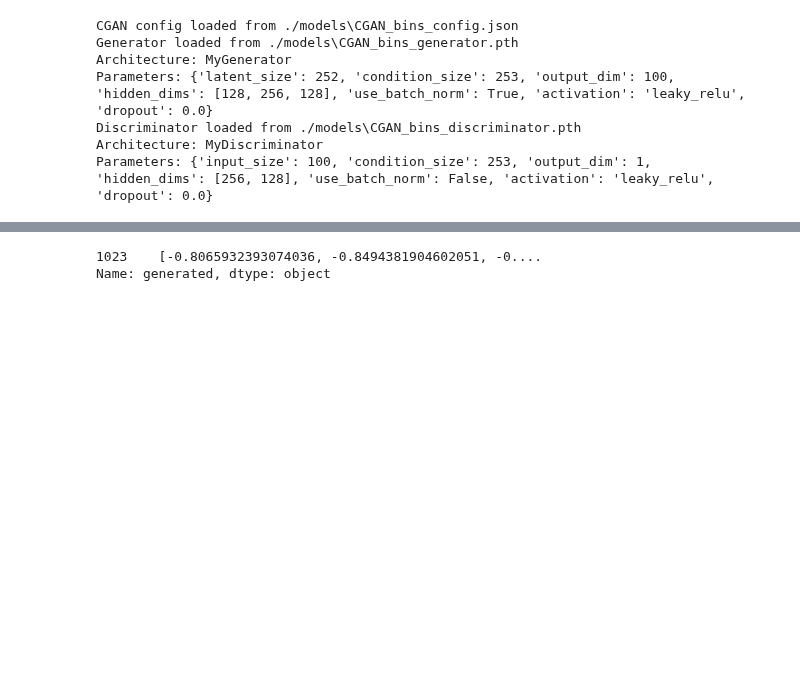
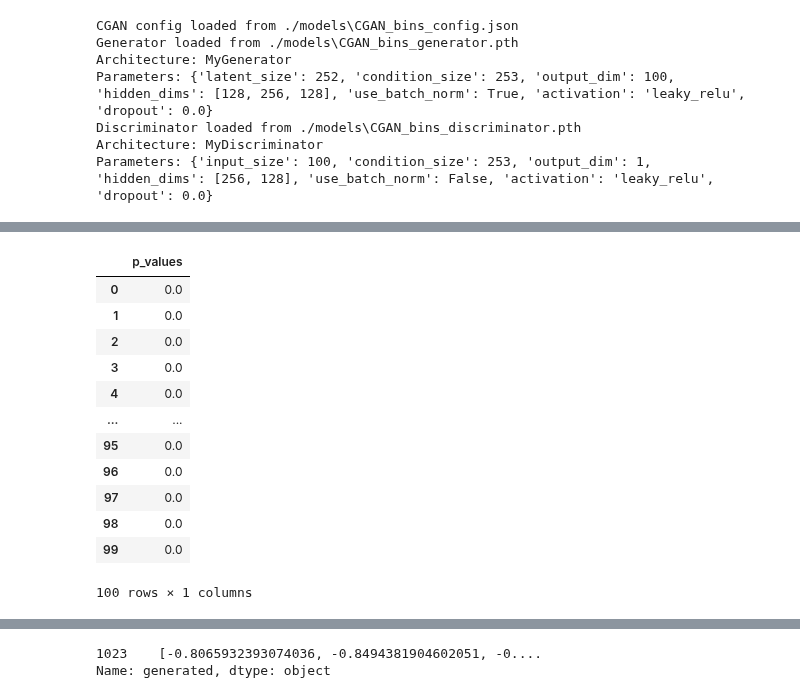
Before and after one commit to matteorofrano/CGAN-for-probability-distribution-generation, a Jupyter notebook: tests.ipynb, the cells around one changed output, grey strips where cells are left out. Drawn from its saved outputs; the diff is of its cells as text; code cells hidden in the pictures; blank space fills up the shorter version.

```diff
--- a/tests.ipynb
+++ b/tests.ipynb
@@ -227,3 +294,10 @@ Parameters: {'latent_size': 252, 'condition_size': 253, 'output_dim': 100, 'hidd
 Discriminator loaded from ./models\CGAN_bins_discriminator.pth
 Architecture: MyDiscriminator
 Parameters: {'input_size': 100, 'condition_size': 253, 'output_dim': 1, 'hidden_dims': [256, 128], 'use_batch_norm': False, 'activation': 'leaky_relu', 'dropout': 0.0}
+# %%
+
+mydata, mean, std = prepare_data(pdfs, paths, preprocess='log')
+preds, _ = conditional_gan.generate(mydata)
+
+preds_rescaled = np.exp(preds)
+preds_rescaled
@@ -230,2 +338,25 @@ Parameters: {'input_size': 100, 'condition_size': 253, 'output_dim': 1, 'hidden_
+# %%
+generated = preds_rescaled
+p_values = []
+for i, row in enumerate(pdfs):
+    _, p_value = ks_test_gan_cdf(generated[i], row)
+    p_values.append(p_value)
+
+test_df = pd.DataFrame({'p_values':p_values})
+test_df
+# %% [output]
+|  | p_values |
+| 0 | 0.0 |
+| 1 | 0.0 |
+| 2 | 0.0 |
+| 3 | 0.0 |
+| 4 | 0.0 |
+| ... | ... |
+| 95 | 0.0 |
+| 96 | 0.0 |
+| 97 | 0.0 |
+| 98 | 0.0 |
+| 99 | 0.0 |
+100 rows × 1 columns
 # %%
 mydata, mean, std = prepare_data(pdfs, paths)
```
Also changed, not shown: parts of 17 cells of this notebook, 5 other files.
